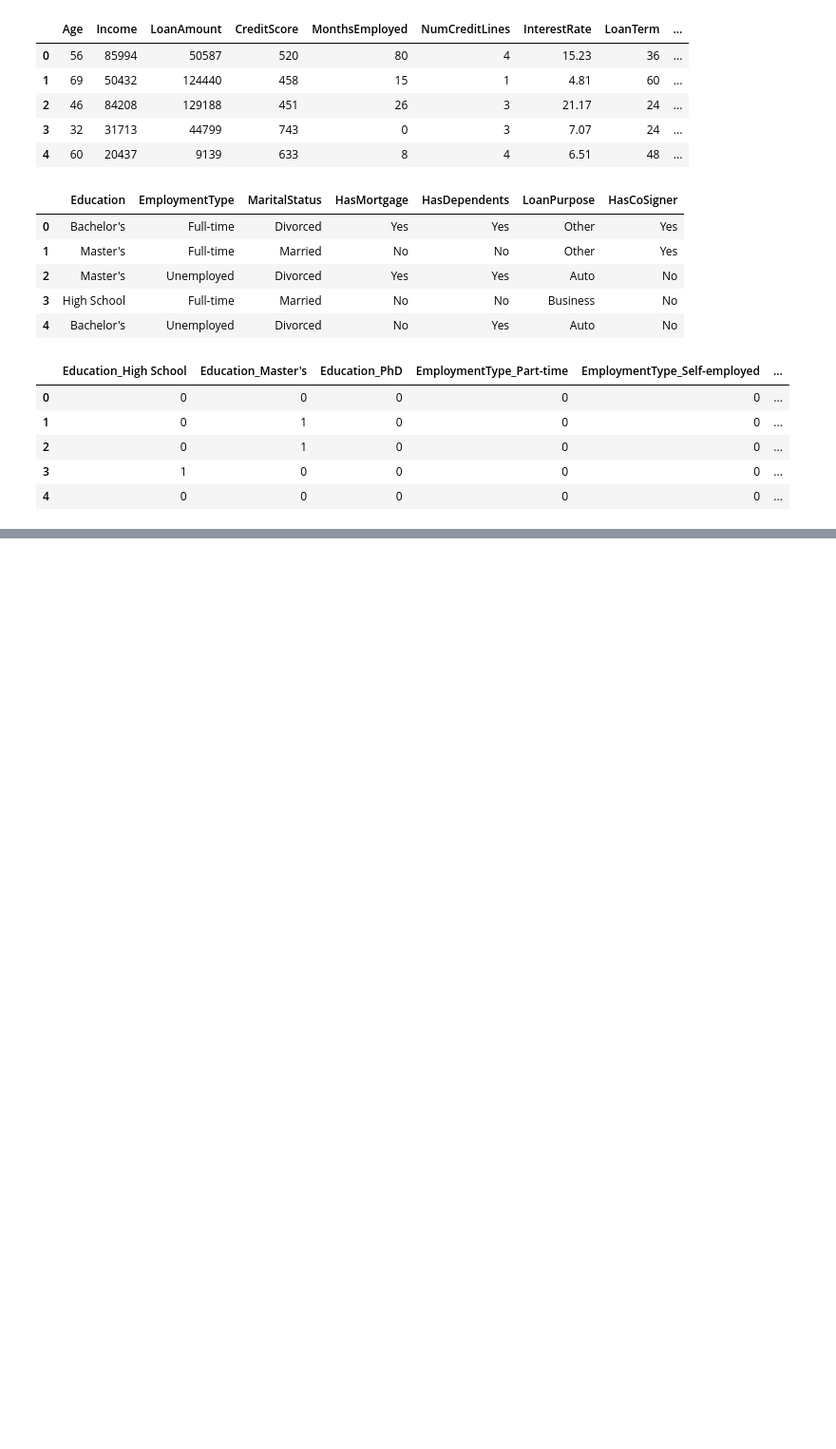
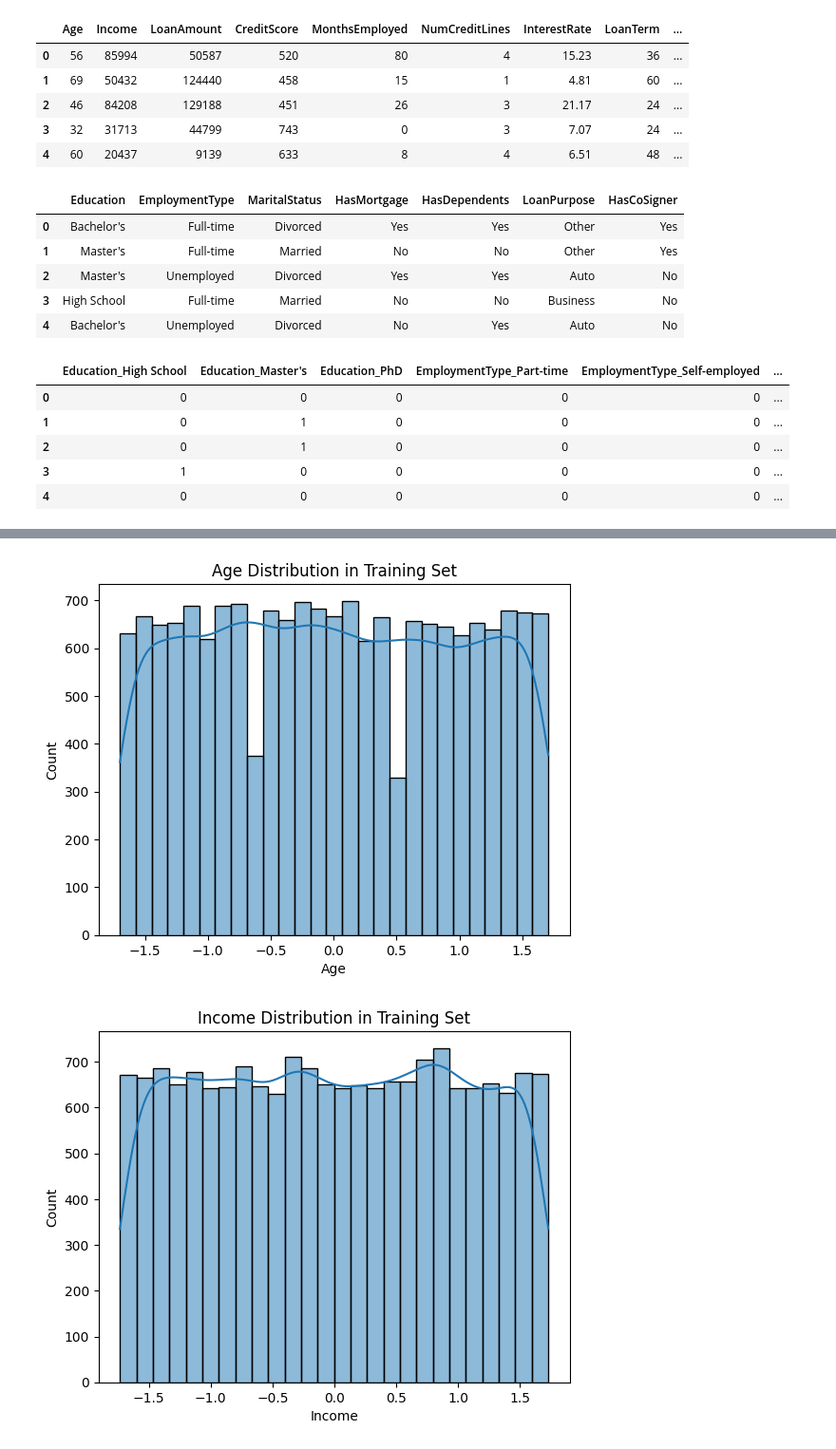
Before and after one commit to liateg/loan-default-classifier-ml, a Jupyter notebook: loan-default.ipynb, the cells around one changed output, grey strips where cells are left out. Shown at 95% size. Cells and saved outputs as stored; diff of their text form; code cells hidden in the pictures; blank space fills up the shorter version.

```diff
--- a/loan-default.ipynb
+++ b/loan-default.ipynb
@@ -129,0 +148,12 @@ X_train,X_teat,Y_train,Y_test=train_test_split(X,Y,test_size=0.2,random_state=42
+# %%
+
+
+for i in num_cols:
+  sns.histplot(X_train[i], kde=True)
+  plt.title(f"{i} Distribution in Training Set")
+  plt.xlabel(i)
+  plt.ylabel("Count")
+  plt.show()
+# %% [output]
+[figure, added]
+[figure, added]
```
Also changed, not shown: parts of 9 cells of this notebook.
